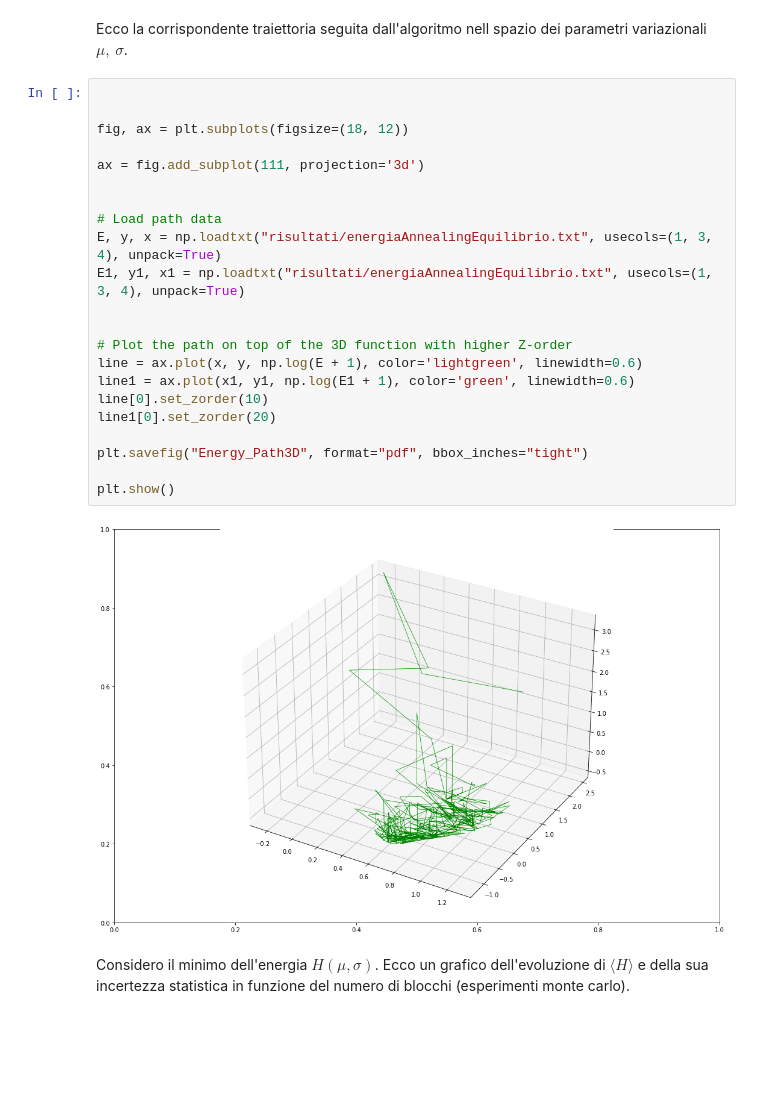
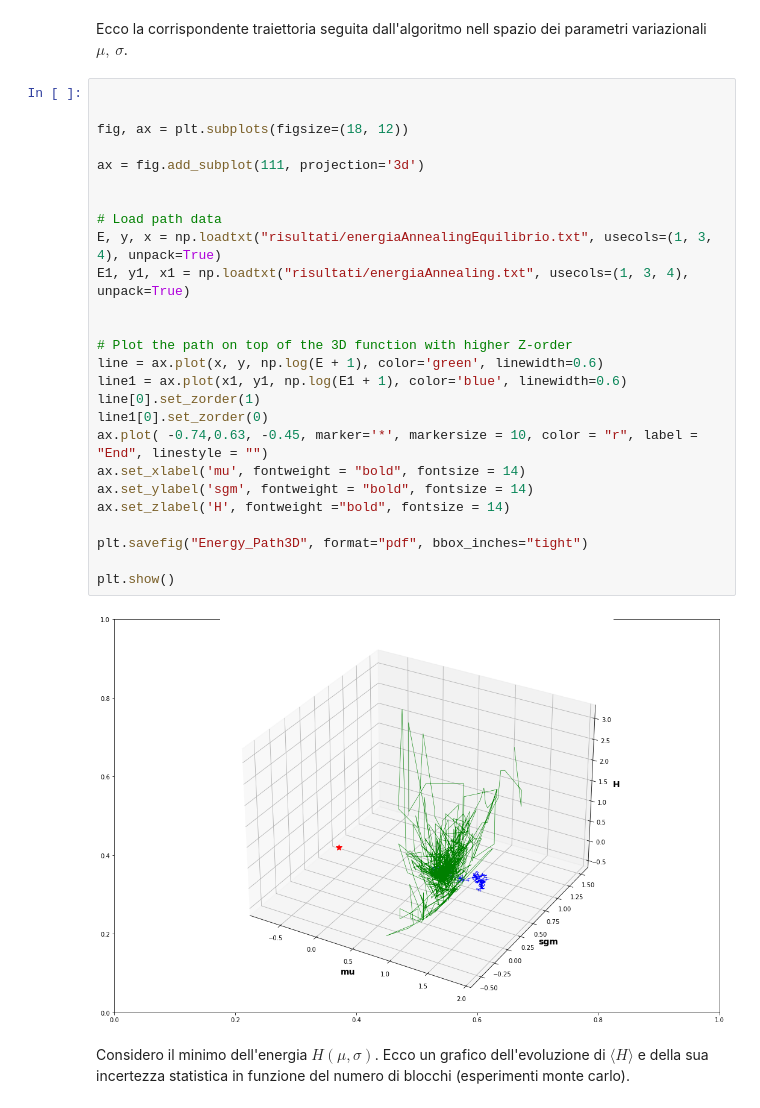
Before and after one commit to Daniele95/LSN, a Jupyter notebook: 8-variazionale/Soluzione_8.ipynb, the cells around one changed output. Drawn from its saved outputs; the diff is of its cells as text; blank space fills up the shorter version.

Commit message:
migliorato algoritmo annealing

```diff
--- a/8-variazionale/Soluzione_8.ipynb
+++ b/8-variazionale/Soluzione_8.ipynb
@@ -241,27 +241,31 @@ Ecco la corrispondente traiettoria seguita dall'algoritmo nell spazio dei parame
 # %%
 
 
 fig, ax = plt.subplots(figsize=(18, 12))
 
 ax = fig.add_subplot(111, projection='3d')
 
 
 # Load path data
 E, y, x = np.loadtxt("risultati/energiaAnnealingEquilibrio.txt", usecols=(1, 3, 4), unpack=True)
-E1, y1, x1 = np.loadtxt("risultati/energiaAnnealingEquilibrio.txt", usecols=(1, 3, 4), unpack=True)
+E1, y1, x1 = np.loadtxt("risultati/energiaAnnealing.txt", usecols=(1, 3, 4), unpack=True)
 
 
 # Plot the path on top of the 3D function with higher Z-order
-line = ax.plot(x, y, np.log(E + 1), color='lightgreen', linewidth=0.6)
-line1 = ax.plot(x1, y1, np.log(E1 + 1), color='green', linewidth=0.6)
-line[0].set_zorder(10)
-line1[0].set_zorder(20)
+line = ax.plot(x, y, np.log(E + 1), color='green', linewidth=0.6)
+line1 = ax.plot(x1, y1, np.log(E1 + 1), color='blue', linewidth=0.6)
+line[0].set_zorder(1)
+line1[0].set_zorder(0)
+ax.plot( -0.74,0.63, -0.45, marker='*', markersize = 10, color = "r", label = "End", linestyle = "")
+ax.set_xlabel('mu', fontweight = "bold", fontsize = 14)
+ax.set_ylabel('sgm', fontweight = "bold", fontsize = 14)
+ax.set_zlabel('H', fontweight ="bold", fontsize = 14)
 
 plt.savefig("Energy_Path3D", format="pdf", bbox_inches="tight")
 
 plt.show()
 # %% [output]
-[figure, old version]
+[figure, new version]
 # %% [markdown]
 Considero il minimo dell'energia $H(\mu,\sigma)$. Ecco un grafico dell'evoluzione di $\langle H\rangle$ e della sua incertezza statistica in funzione del numero di blocchi (esperimenti monte carlo).
 # %%
```
Also changed, not shown: parts of 2 cells of this notebook, 9 other files.
